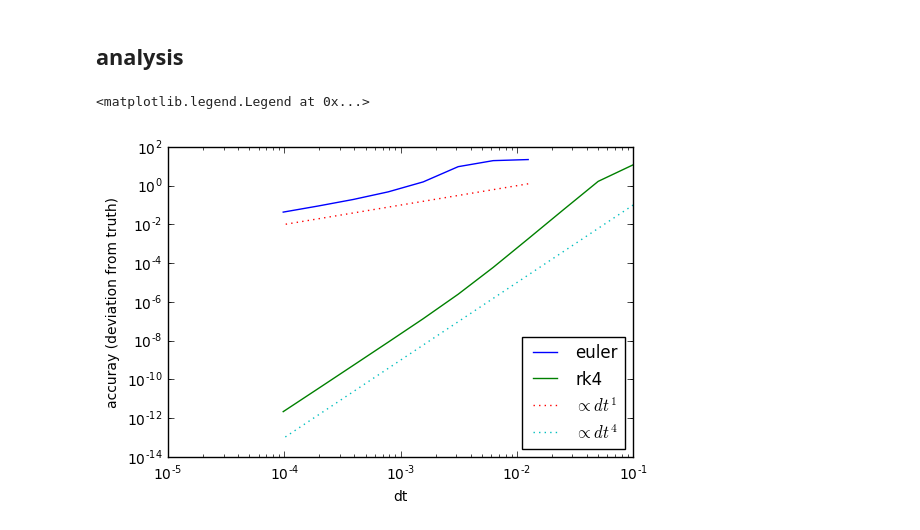
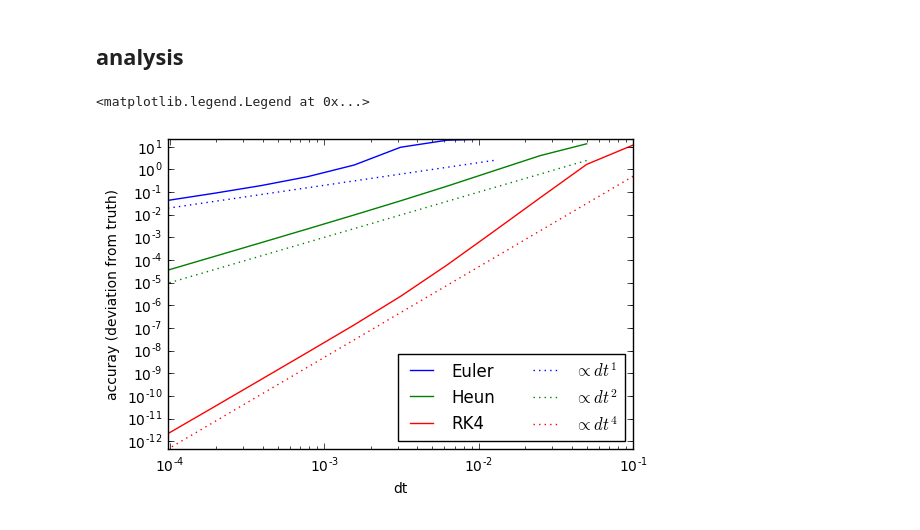
Before and after one commit to termoshtt/eom, a Jupyter notebook: accuracy.ipynb, the cells around one changed output. Saved outputs shown, nothing was run; the diff lists cells and outputs as text; code cells hidden in the pictures.

Commit message:
Add accuracy test for Heun

```diff
--- a/accuracy.ipynb
+++ b/accuracy.ipynb
@@ -31,17 +31,21 @@ test result: ok. 0 passed; 0 failed; 0 ignored; 0 measured
 ## analysis
 # %%
 euler = pd.read_csv("euler.csv").dropna().set_index("dt")
+heun = pd.read_csv("heun.csv").dropna().set_index("dt")
 rk4 = pd.read_csv("rk4.csv").dropna().set_index("dt")
 # %%
-plt.plot(euler, label="euler")
-plt.plot(rk4, label="rk4")
-plt.plot(euler.index, 100*euler.index, ":", label=r"$\propto dt^1$")
-plt.plot(rk4.index, 1000*rk4.index**4, ":", label=r"$\propto dt^4$")
+plt.plot(euler, "b", label="Euler")
+plt.plot(heun, "g", label="Heun")
+plt.plot(rk4, "r", label="RK4")
+plt.plot(euler.index, 200*euler.index, "b:", label=r"$\propto dt^1$")
+plt.plot(heun.index, 1000*heun.index**2, "g:", label=r"$\propto dt^2$")
+plt.plot(rk4.index, 5000*rk4.index**4, "r:", label=r"$\propto dt^4$")
 plt.xscale("log")
 plt.yscale("log")
 plt.xlabel("dt")
 plt.ylabel("accuray (deviation from truth)")
-plt.legend(loc=4)
+plt.axis("tight")
+plt.legend(loc=4, ncol=2)
 # %% [output]
 <matplotlib.legend.Legend at 0x...>
-[figure, old version]
+[figure, new version]
```
Also changed, not shown: parts of 1 cell of this notebook, 1 other file.
